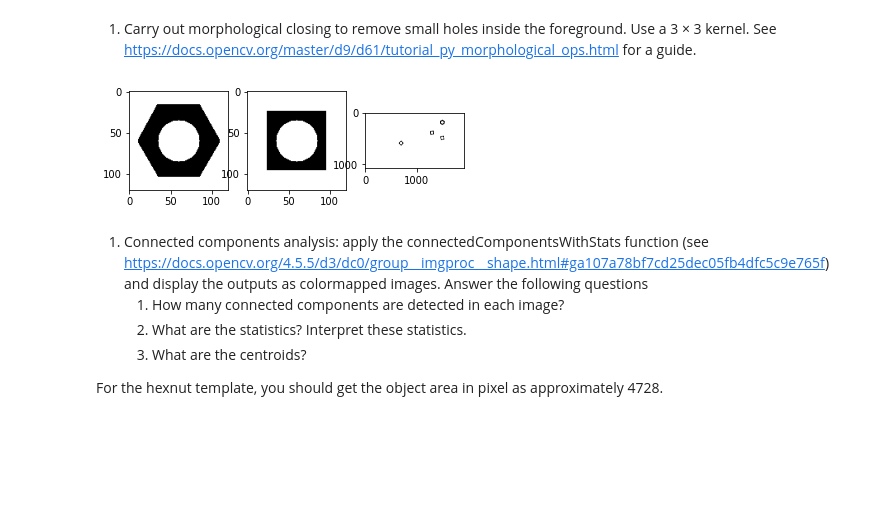
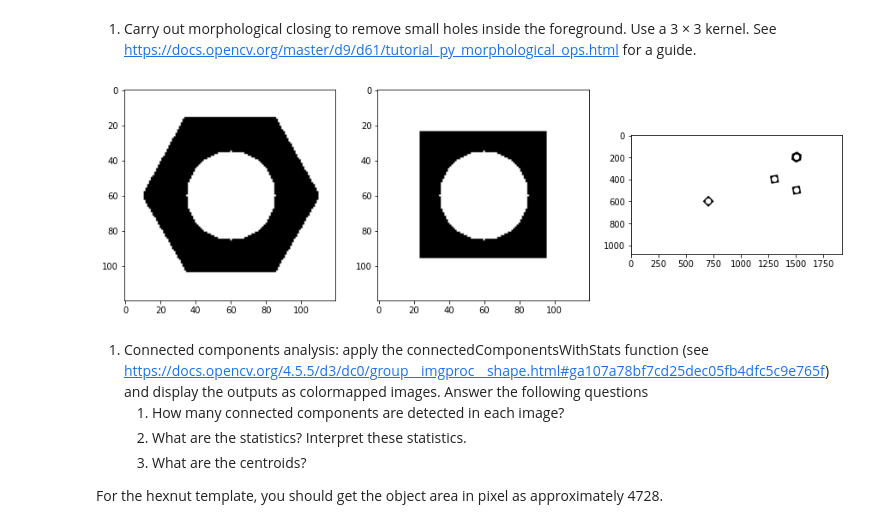
Before and after one commit to Poogitha/Codings, a Jupyter notebook: 190280N_a03.ipynb, the cells around one changed output. Saved outputs shown, nothing was run; the diff lists cells and outputs as text; code cells hidden in the pictures; blank space fills up the shorter version.

```diff
--- a/190280N_a03.ipynb
+++ b/190280N_a03.ipynb
@@ -61,17 +61,17 @@ Automatic threshold for conveyor_f100 =  20
 # %%
 w=3
 kernel=np.ones((w,w),np.uint8)
 closed_hexnut=cv.morphologyEx(bw_hexnut,cv.MORPH_CLOSE,kernel)
 closed_squarenut=cv.morphologyEx(bw_squarenut,cv.MORPH_CLOSE,kernel)
 closed_conveyor=cv.morphologyEx(bw_conveyor,cv.MORPH_CLOSE,kernel)
 
-fig, ax = plt. subplots(1,3)
-ax[0].imshow(cv.cvtColor(closed_hexnut, cv.COLOR_RGB2BGR))
-ax[1].imshow(cv.cvtColor(closed_squarenut, cv.COLOR_RGB2BGR))
-ax[2].imshow(cv.cvtColor(closed_conveyor, cv.COLOR_RGB2BGR))
+fig, ax = plt. subplots(1,3,figsize=(15,15))
+ax[0].imshow(cv.cvtColor(closed_hexnut, cv.COLOR_BGR2RGB))
+ax[1].imshow(cv.cvtColor(closed_squarenut, cv.COLOR_BGR2RGB))
+ax[2].imshow(cv.cvtColor(closed_conveyor, cv.COLOR_BGR2RGB))
 plt.show()
 # %% [output]
-[figure, old version]
+[figure, new version]
 # %% [markdown]
 1. Connected components analysis: apply the connectedComponentsWithStats function (see https://docs.opencv.org/4.5.5/d3/dc0/group__imgproc__shape.html#ga107a78bf7cd25dec05fb4dfc5c9e765f) and display the outputs as colormapped images. Answer the following questions
     1. How many connected components are detected in each image?
```
Also changed, not shown: parts of 9 cells of this notebook, 11 other files.
